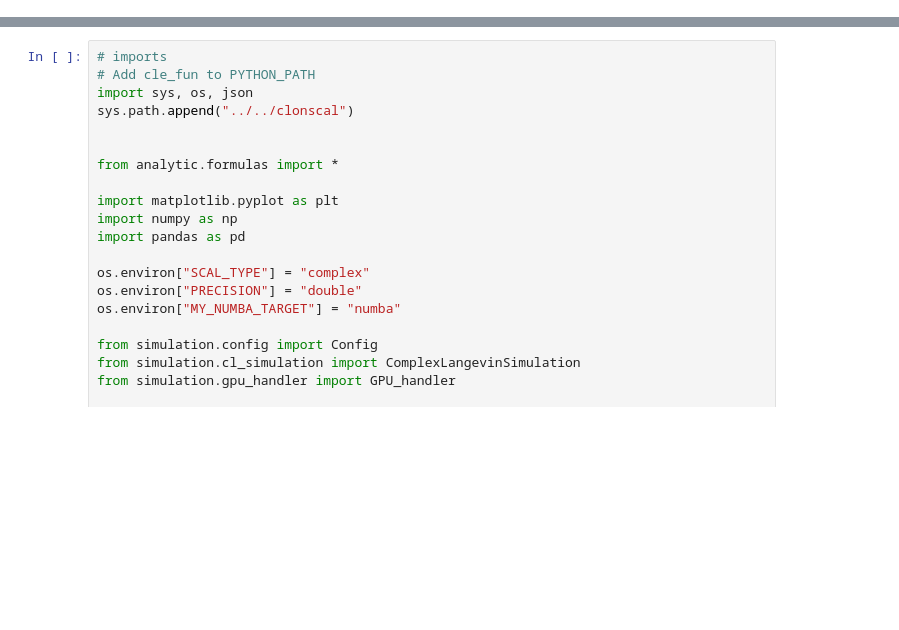
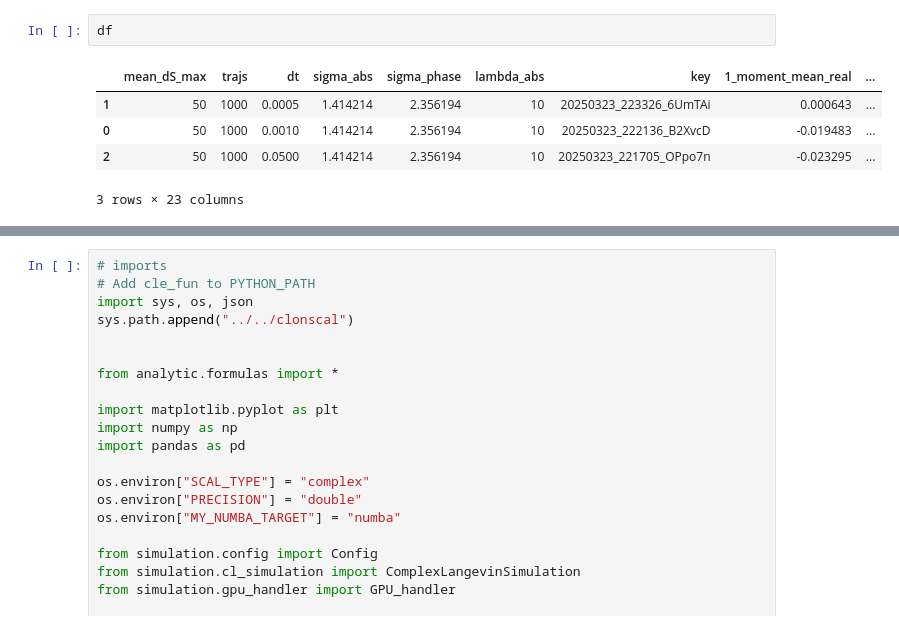
Before and after one commit to FabianHelmberger/Master_project, a Jupyter notebook: results/money_plots/notebooks/unmod/autocorr.ipynb, the cells around one changed output, grey strips where cells are left out. Saved outputs shown, nothing was run; the diff lists cells and outputs as text; blank space fills up the shorter version.

```diff
--- a/results/money_plots/notebooks/unmod/autocorr.ipynb
+++ b/results/money_plots/notebooks/unmod/autocorr.ipynb
@@ -0,0 +163,8 @@
+# %%
+df
+# %% [output]
+|  | mean_dS_max | trajs | dt | sigma_abs | sigma_phase | lambda_abs | key | 1_moment_mean_real | ... |
+| 1 | 50 | 1000 | 0.0005 | 1.414214 | 2.356194 | 10 | 20250323_223326_6UmTAi | 0.000643 | ... |
+| 0 | 50 | 1000 | 0.0010 | 1.414214 | 2.356194 | 10 | 20250323_222136_B2XvcD | -0.019483 | ... |
+| 2 | 50 | 1000 | 0.0500 | 1.414214 | 2.356194 | 10 | 20250323_221705_OPpo7n | -0.023295 | ... |
+3 rows × 23 columns
```
Also changed, not shown: parts of 10 cells of this notebook.
